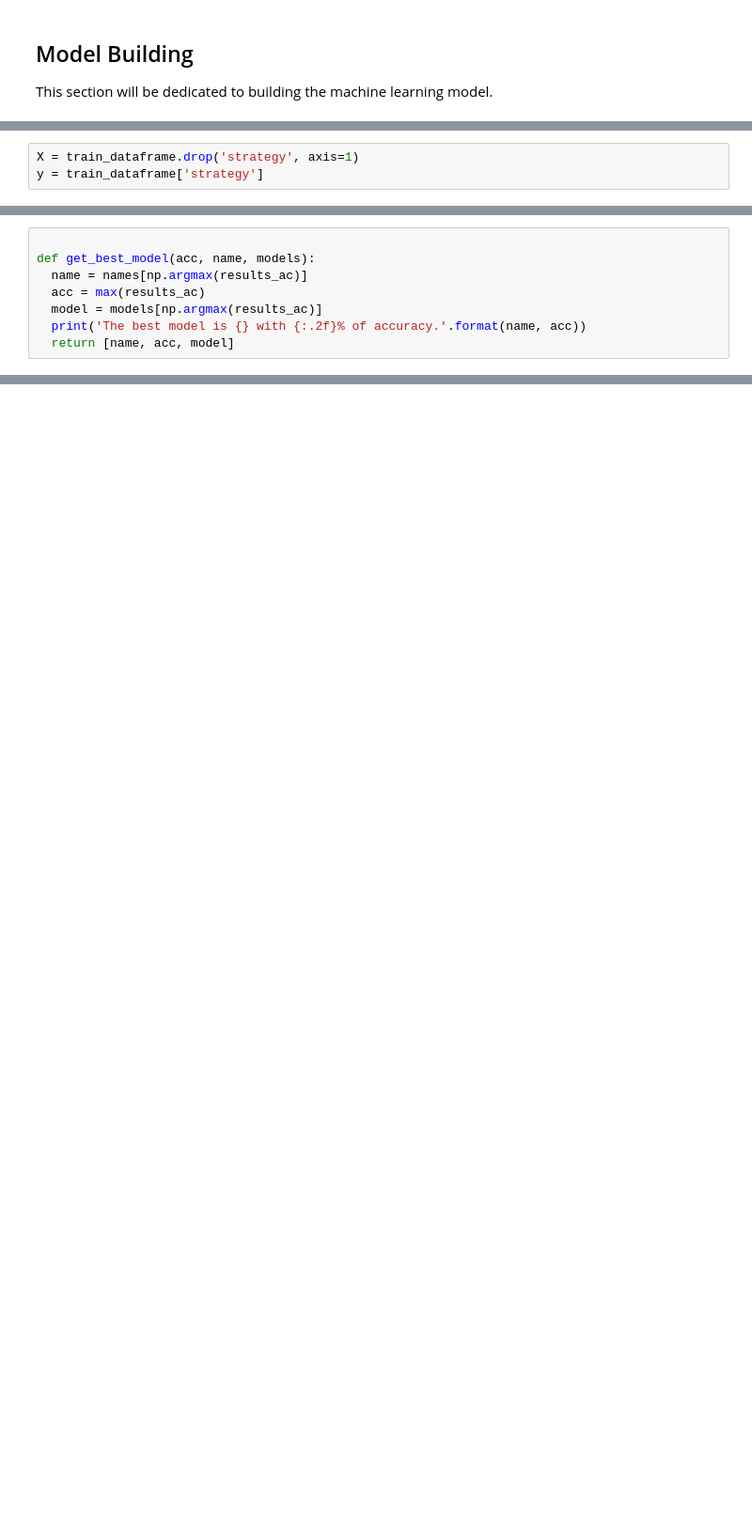
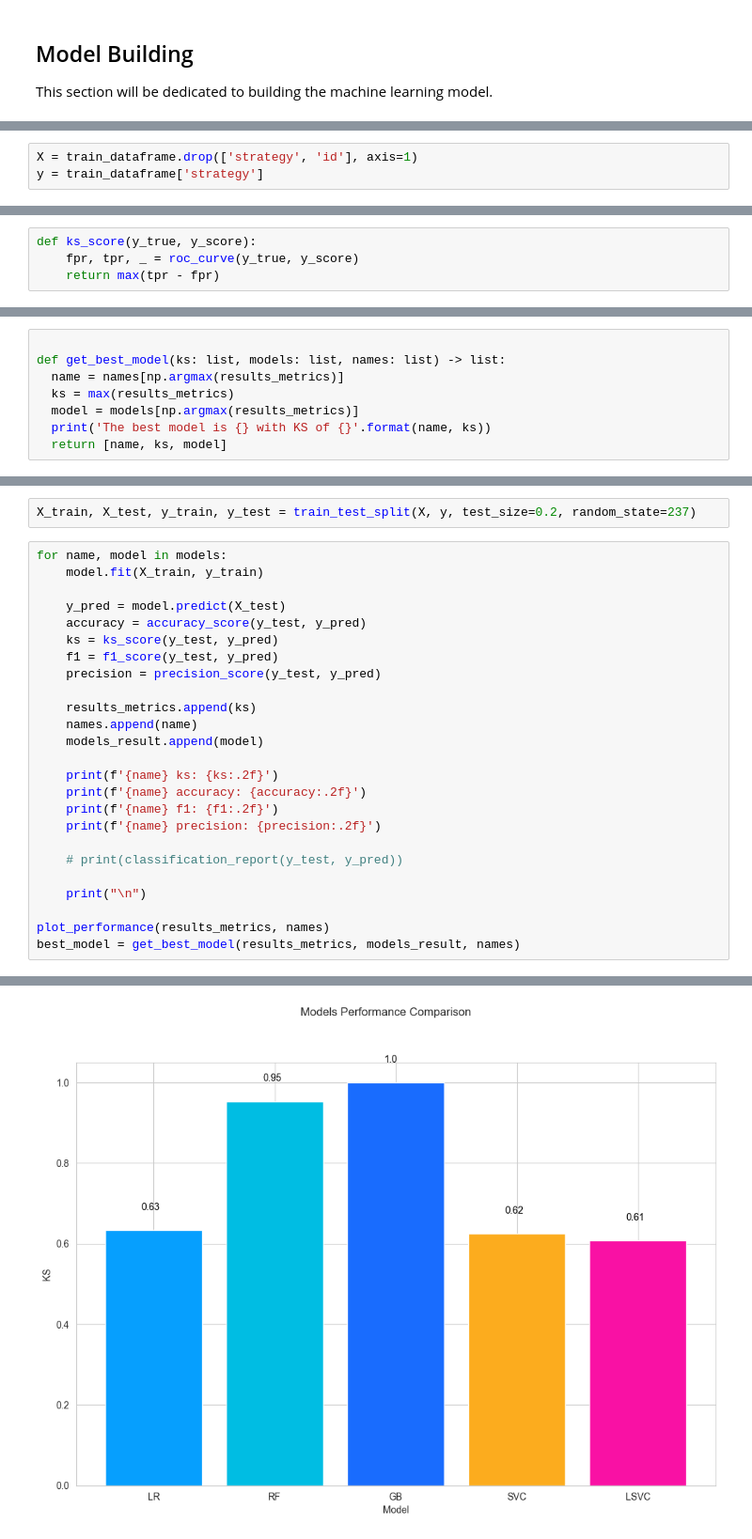
Before and after one commit to Lucs1590/gods-unchained, a Jupyter notebook: notebooks/gods_unchained_eda.ipynb, the cells around one changed output, grey strips where cells are left out. Shown at 94% size. Cells and saved outputs as stored; diff of their text form; blank space fills up the shorter version.

```diff
--- a/notebooks/gods_unchained_eda.ipynb
+++ b/notebooks/gods_unchained_eda.ipynb
@@ -434,4 +710,4 @@ train_dataframe['strategy'].value_counts()
 # %%
-X = train_dataframe.drop('strategy', axis=1)
+X = train_dataframe.drop(['strategy', 'id'], axis=1)
 y = train_dataframe['strategy']
 # %%
@@ -466,2 +811,6 @@ names = []
+# %%
+def ks_score(y_true, y_score):
+    fpr, tpr, _ = roc_curve(y_true, y_score)
+    return max(tpr - fpr)
 # %%
 
@@ -477,8 +830,8 @@ def plot_performance(_results, _names):
 # %%
 
-def get_best_model(acc, name, models):
-  name = names[np.argmax(results_ac)]
-  acc = max(results_ac)
-  model = models[np.argmax(results_ac)]
-  print('The best model is {} with {:.2f}% of accuracy.'.format(name, acc))
-  return [name, acc, model]
+def get_best_model(ks: list, models: list, names: list) -> list:
+  name = names[np.argmax(results_metrics)]
+  ks = max(results_metrics)
+  model = models[np.argmax(results_metrics)]
+  print('The best model is {} with KS of {}'.format(name, ks))
+  return [name, ks, model]
@@ -509,0 +838,28 @@ test_dataframe.to_csv(_path + '/data/submission.csv', index=False)
+# %%
+X_train, X_test, y_train, y_test = train_test_split(X, y, test_size=0.2, random_state=237)
+# %%
+for name, model in models:
+    model.fit(X_train, y_train)
+
+    y_pred = model.predict(X_test)
+    accuracy = accuracy_score(y_test, y_pred)
+    ks = ks_score(y_test, y_pred)
+    f1 = f1_score(y_test, y_pred)
+    precision = precision_score(y_test, y_pred)
+
+    results_metrics.append(ks)
+    names.append(name)
+    models_result.append(model)
+
+    print(f'{name} ks: {ks:.2f}')
+    print(f'{name} accuracy: {accuracy:.2f}')
+    print(f'{name} f1: {f1:.2f}')
+    print(f'{name} precision: {precision:.2f}')
+
+    # print(classification_report(y_test, y_pred))
+
+    print("\n")
+
+plot_performance(results_metrics, names)
+best_model = get_best_model(results_metrics, models_result, names)
+# %% [output]
@@ -509,0 +884 @@ test_dataframe.to_csv(_path + '/data/submission.csv', index=False)
+[figure, added]
```
Also changed, not shown: parts of 52 cells of this notebook.
